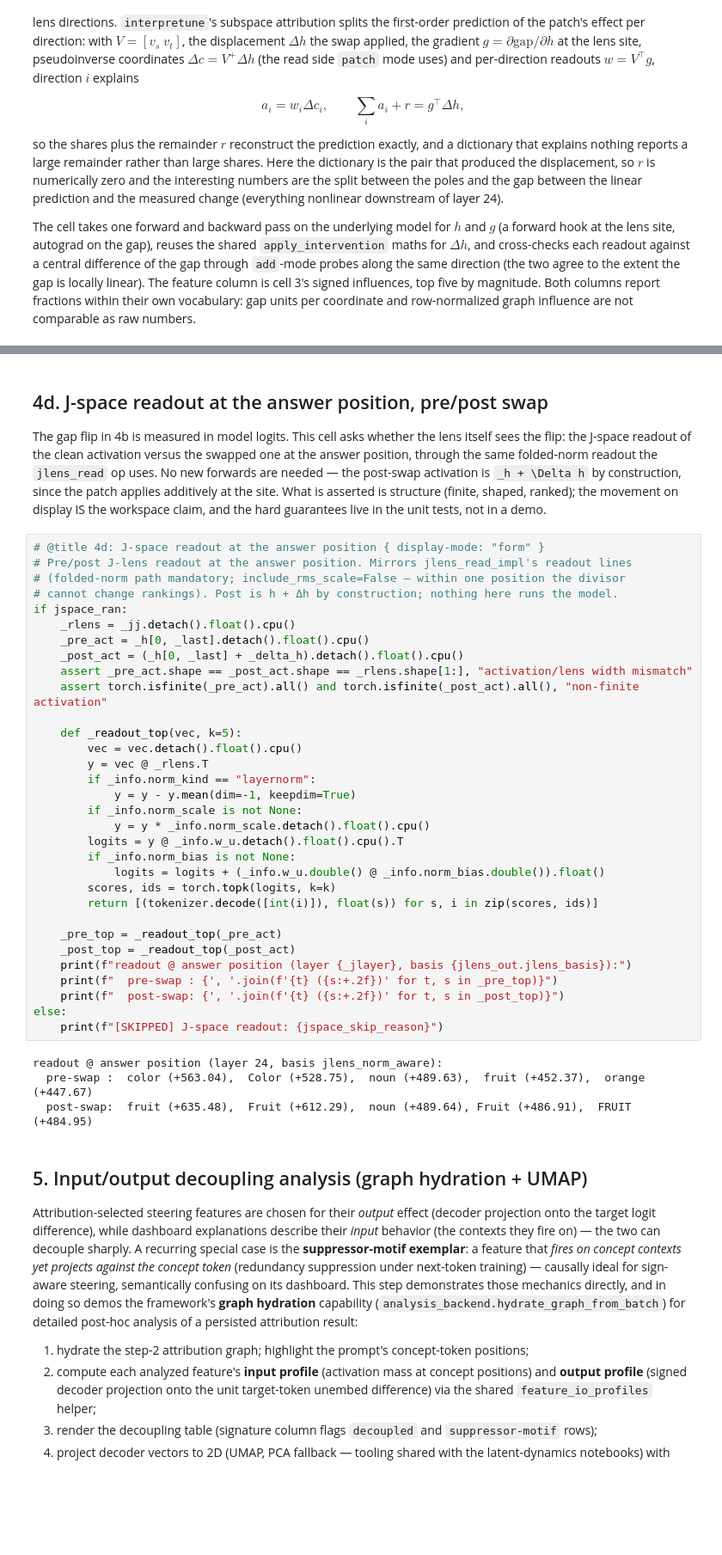
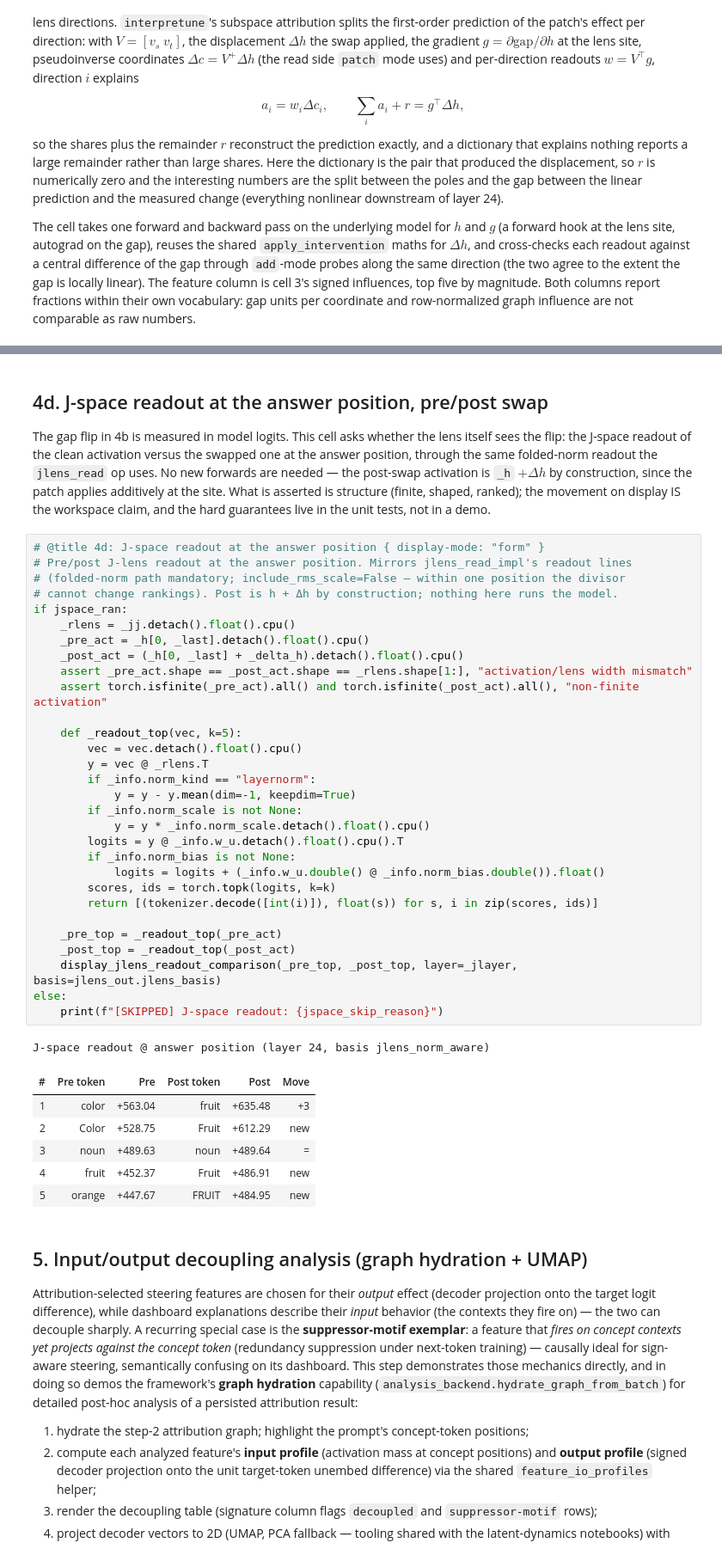
Before and after one commit to speediedan/interpretune, a Jupyter notebook: docs/notebook_artifacts/circuit_tracer_examples/ct_concept_steering_demo.ipynb, the cells around one changed output, grey strips where cells are left out. Shown at 86% size. Saved outputs shown, nothing was run; the diff lists cells and outputs as text; blank space fills up the shorter version.

```diff
--- a/docs/notebook_artifacts/circuit_tracer_examples/ct_concept_steering_demo.ipynb
+++ b/docs/notebook_artifacts/circuit_tracer_examples/ct_concept_steering_demo.ipynb
@@ -610,43 +611,45 @@ first-order prediction +4.168 = explained +4.168 + remainder +0.000; measured pa
 # %% [markdown]
 ## 4d. J-space readout at the answer position, pre/post swap
 
-The gap flip in 4b is measured in model logits. This cell asks whether the lens itself sees the flip: the J-space readout of the clean activation versus the swapped one at the answer position, through the same folded-norm readout the `jlens_read` op uses. No new forwards are needed — the post-swap activation is `_h + \Delta h` by construction, since the patch applies additively at the site. What is asserted is structure (finite, shaped, ranked); the movement on display IS the workspace claim, and the hard guarantees live in the unit tests, not in a demo.
+The gap flip in 4b is measured in model logits. This cell asks whether the lens itself sees the flip: the J-space readout of the clean activation versus the swapped one at the answer position, through the same folded-norm readout the `jlens_read` op uses. No new forwards are needed — the post-swap activation is `_h` $+ \Delta h$ by construction, since the patch applies additively at the site. What is asserted is structure (finite, shaped, ranked); the movement on display IS the workspace claim, and the hard guarantees live in the unit tests, not in a demo.
 # %%
 # @title 4d: J-space readout at the answer position { display-mode: "form" }
 # Pre/post J-lens readout at the answer position. Mirrors jlens_read_impl's readout lines
 # (folded-norm path mandatory; include_rms_scale=False — within one position the divisor
 # cannot change rankings). Post is h + Δh by construction; nothing here runs the model.
 if jspace_ran:
     _rlens = _jj.detach().float().cpu()
     _pre_act = _h[0, _last].detach().float().cpu()
     _post_act = (_h[0, _last] + _delta_h).detach().float().cpu()
     assert _pre_act.shape == _post_act.shape == _rlens.shape[1:], "activation/lens width mismatch"
     assert torch.isfinite(_pre_act).all() and torch.isfinite(_post_act).all(), "non-finite activation"
 
     def _readout_top(vec, k=5):
         vec = vec.detach().float().cpu()
         y = vec @ _rlens.T
         if _info.norm_kind == "layernorm":
             y = y - y.mean(dim=-1, keepdim=True)
         if _info.norm_scale is not None:
             y = y * _info.norm_scale.detach().float().cpu()
         logits = y @ _info.w_u.detach().float().cpu().T
         if _info.norm_bias is not None:
             logits = logits + (_info.w_u.double() @ _info.norm_bias.double()).float()
         scores, ids = torch.topk(logits, k=k)
         return [(tokenizer.decode([int(i)]), float(s)) for s, i in zip(scores, ids)]
 
     _pre_top = _readout_top(_pre_act)
     _post_top = _readout_top(_post_act)
-    print(f"readout @ answer position (layer {_jlayer}, basis {jlens_out.jlens_basis}):")
-    print(f"  pre-swap : {', '.join(f'{t} ({s:+.2f})' for t, s in _pre_top)}")
-    print(f"  post-swap: {', '.join(f'{t} ({s:+.2f})' for t, s in _post_top)}")
+    display_jlens_readout_comparison(_pre_top, _post_top, layer=_jlayer, basis=jlens_out.jlens_basis)
 else:
     print(f"[SKIPPED] J-space readout: {jspace_skip_reason}")
 # %% [output]
-readout @ answer position (layer 24, basis jlens_norm_aware):
-  pre-swap :  color (+563.04),  Color (+528.75),  noun (+489.63),  fruit (+452.37),  orange (+447.67)
-  post-swap:  fruit (+635.48),  Fruit (+612.29),  noun (+489.64), Fruit (+486.91),  FRUIT (+484.95)
+J-space readout @ answer position (layer 24, basis jlens_norm_aware)
+| # | Pre token | Pre | Post token | Post | Move |
+| 1 | color | +563.04 | fruit | +635.48 | +3 |
+| 2 | Color | +528.75 | Fruit | +612.29 | new |
+| 3 | noun | +489.63 | noun | +489.64 | = |
+| 4 | fruit | +452.37 | Fruit | +486.91 | new |
+| 5 | orange | +447.67 | FRUIT | +484.95 | new |
 # %% [markdown]
 ## 5. Input/output decoupling analysis (graph hydration + UMAP)
 
```
Also changed, not shown: parts of 5 cells of this notebook.
